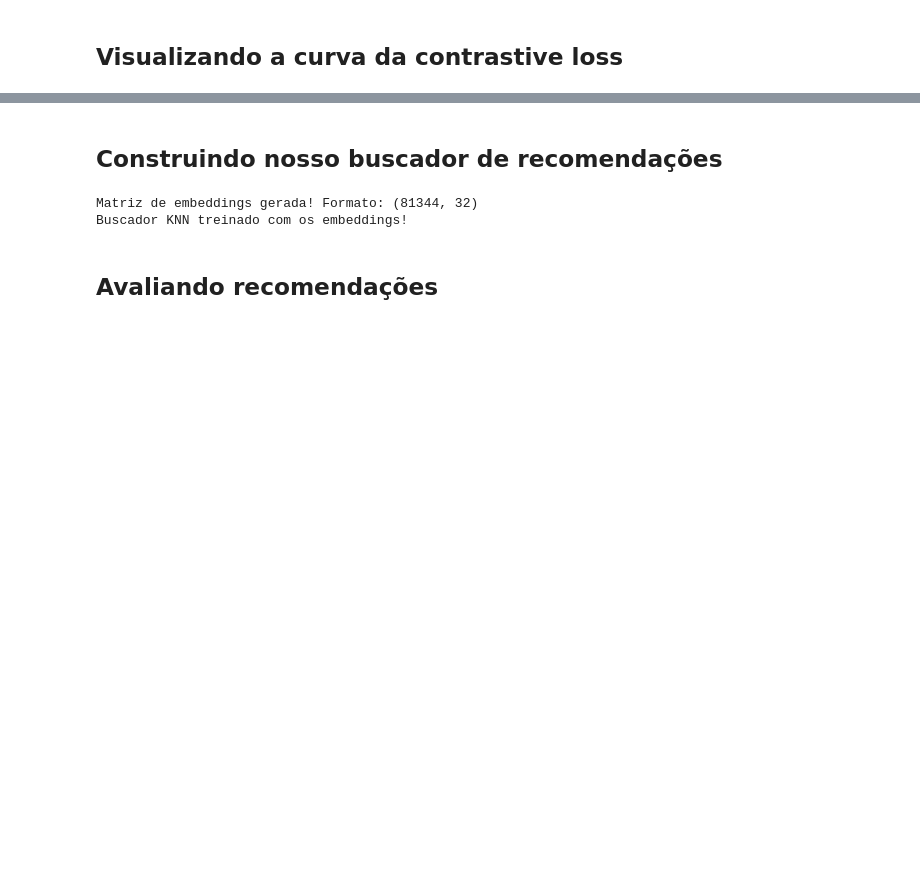
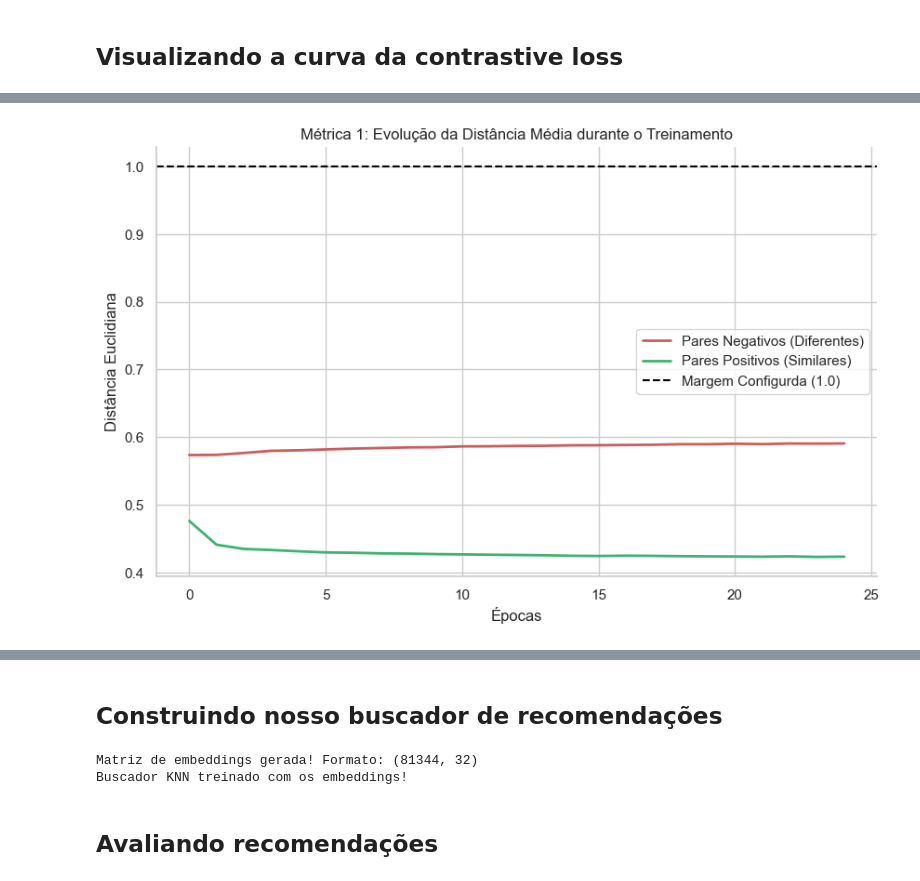
Before and after one commit to schu1na/projeto-iml-spotify, a Jupyter notebook: notebooks/definindo-parametros-modelo-redes-siamesas.ipynb, the cells around one changed output, grey strips where cells are left out. Cells and saved outputs as stored; diff of their text form; code cells hidden in the pictures; blank space fills up the shorter version.

```diff
--- a/notebooks/definindo-parametros-modelo-redes-siamesas.ipynb
+++ b/notebooks/definindo-parametros-modelo-redes-siamesas.ipynb
@@ -27,7 +27,7 @@ coluna_rotulo = 'track_genre' # Usaremos isso para definir se é similar (Y=1) o
 colunas_features = [
             'danceability', 'energy', 'loudness',
             'speechiness', 'acousticness', 'instrumentalness',
-            'liveness', 'valence', 'tempo'
+            'liveness', 'valence', 'tempo', 'key', 'mode'
         ]
 # %% [markdown]
 ## Limpeza do dataset: removendo duplicatas
@@ -185,7 +563,7 @@ X1_treino, X2_treino, Y_treino = gerar_pares_siameses(
     df_treino,
     colunas_features,
     coluna_rotulo,
-    total_pares=len(df_treino)
+    total_pares=len(df_treino) * 5
 )
 
 # Gera os pares de TESTE
@@ -217,4 +595,10 @@ tensor_y = torch.tensor(Y_treino, dtype=torch.float32)
 # 2. Criando o Dataset e o DataLoader (fatiando em lotes de 32 e embaralhando)
 dataset = TensorDataset(tensor_x1, tensor_x2, tensor_y)
 dataloader = DataLoader(dataset, batch_size=BATCH_SIZE, shuffle=True)
+# %%
+tensor_x1_teste = torch.tensor(X1_teste, dtype=torch.float32)
+tensor_x2_teste = torch.tensor(X2_teste, dtype=torch.float32)
+tensor_y_teste = torch.tensor(Y_teste, dtype=torch.float32)
+dataset_teste = TensorDataset(tensor_x1_teste, tensor_x2_teste, tensor_y_teste)
+dataloader_teste = DataLoader(dataset_teste, batch_size=BATCH_SIZE, shuffle=False)
 # %%
@@ -285,3 +691,18 @@ plt.show()
+# %%
+plt.figure(figsize=(10, 6))
+plt.plot(historico_dist_diferentes, label='Pares Negativos (Diferentes)', color='indianred', linewidth=2)
+plt.plot(historico_dist_similares, label='Pares Positivos (Similares)', color='mediumseagreen', linewidth=2)
+# Linha de referência para mostrar onde está a margem
+plt.axhline(y=MARGIN, color='black', linestyle='--', label=f'Margem Configurda ({MARGIN})')
+
+plt.title('Métrica 1: Evolução da Distância Média durante o Treinamento')
+plt.xlabel('Épocas')
+plt.ylabel('Distância Euclidiana')
+plt.legend()
+sns.despine()
+plt.show()
+# %% [output]
+[figure, added]
 # %%
 tensor_teste_X1 = torch.tensor(X1_teste, dtype=torch.float32)
 tensor_teste_X2 = torch.tensor(X2_teste, dtype=torch.float32)
```
Also changed, not shown: parts of 12 cells of this notebook.
